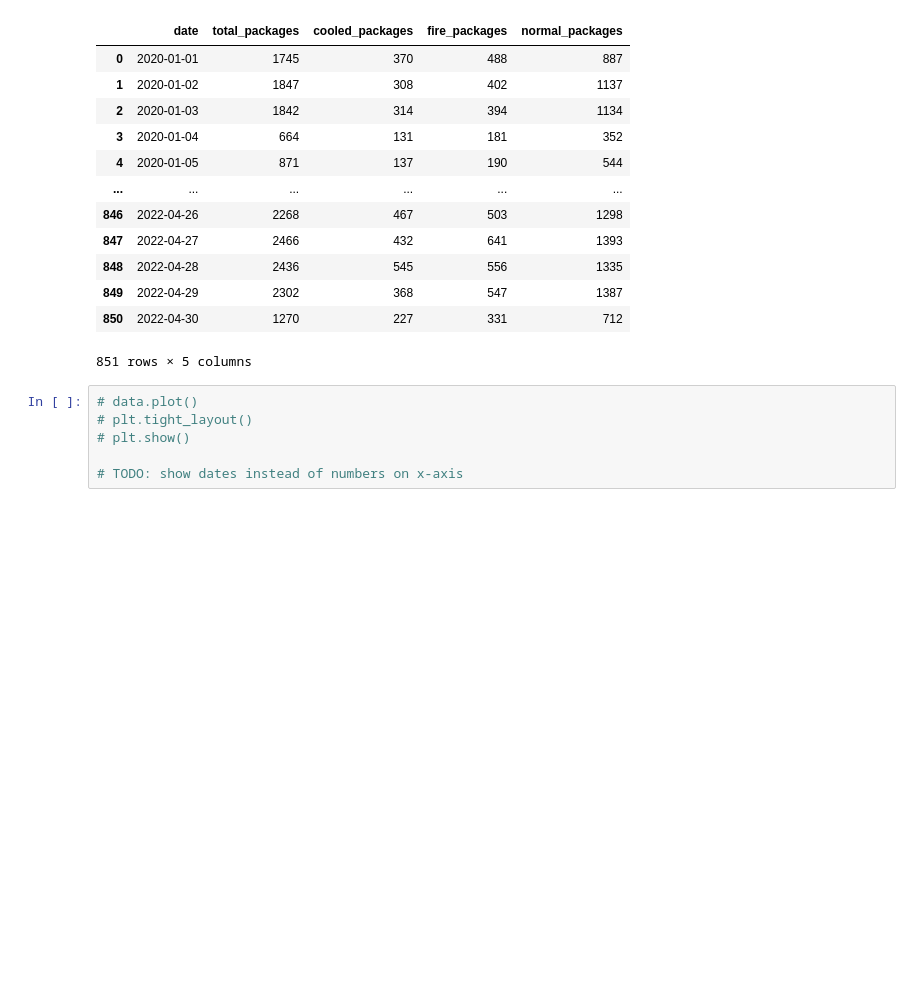
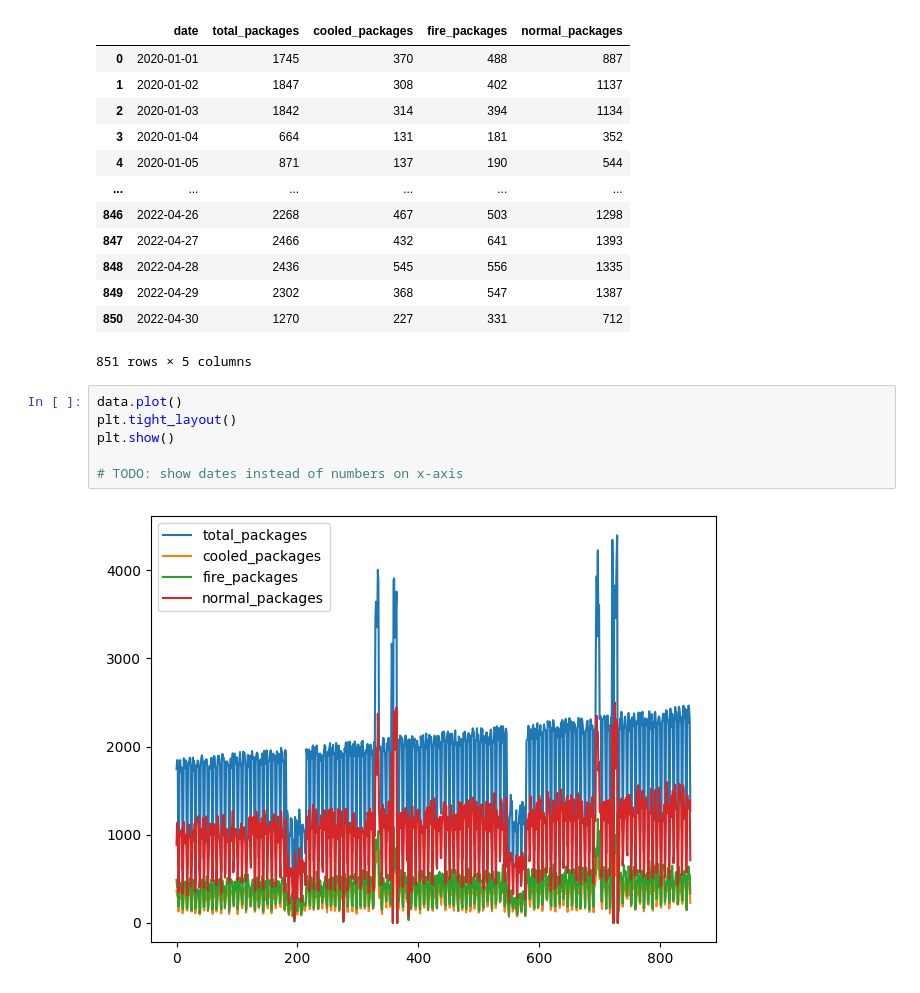
Before and after one commit to Zippy6666/ForecastAssignment, a Jupyter notebook: forecast.ipynb, the cells around one changed output. Cells and saved outputs as stored; diff of their text form; blank space fills up the shorter version.

```diff
--- a/forecast.ipynb
+++ b/forecast.ipynb
@@ -20,8 +24,10 @@ data.head(len(data))
 | 850 | 2022-04-30 | 1270 | 227 | 331 | 712 |
 851 rows × 5 columns
 # %%
-# data.plot()
-# plt.tight_layout()
-# plt.show()
+data.plot()
+plt.tight_layout()
+plt.show()
 
 # TODO: show dates instead of numbers on x-axis
+# %% [output]
+[figure, added]
```
Also changed, not shown: parts of 4 cells of this notebook.
